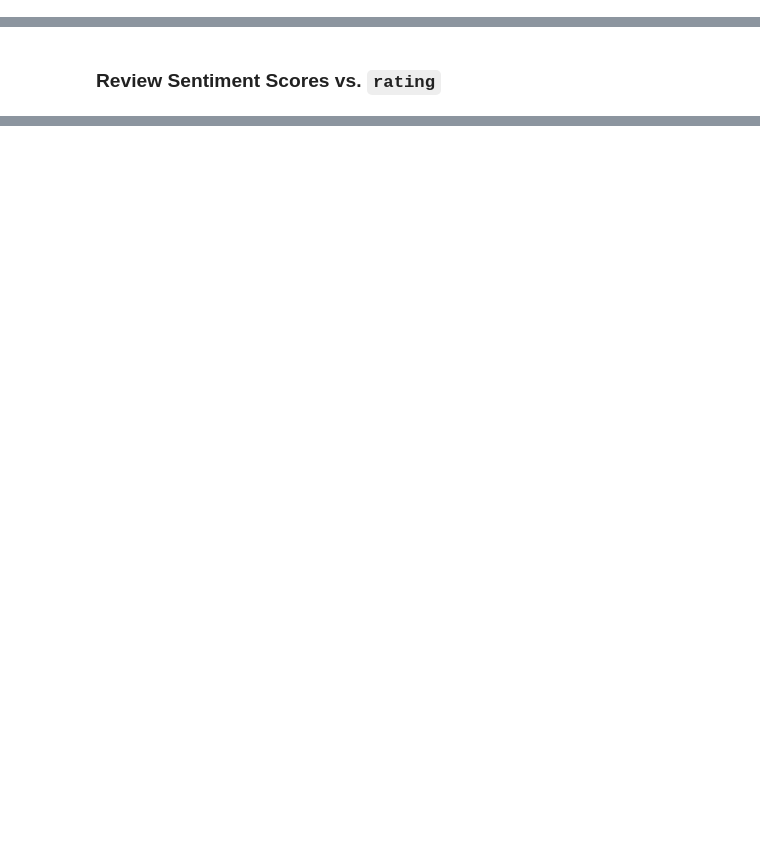
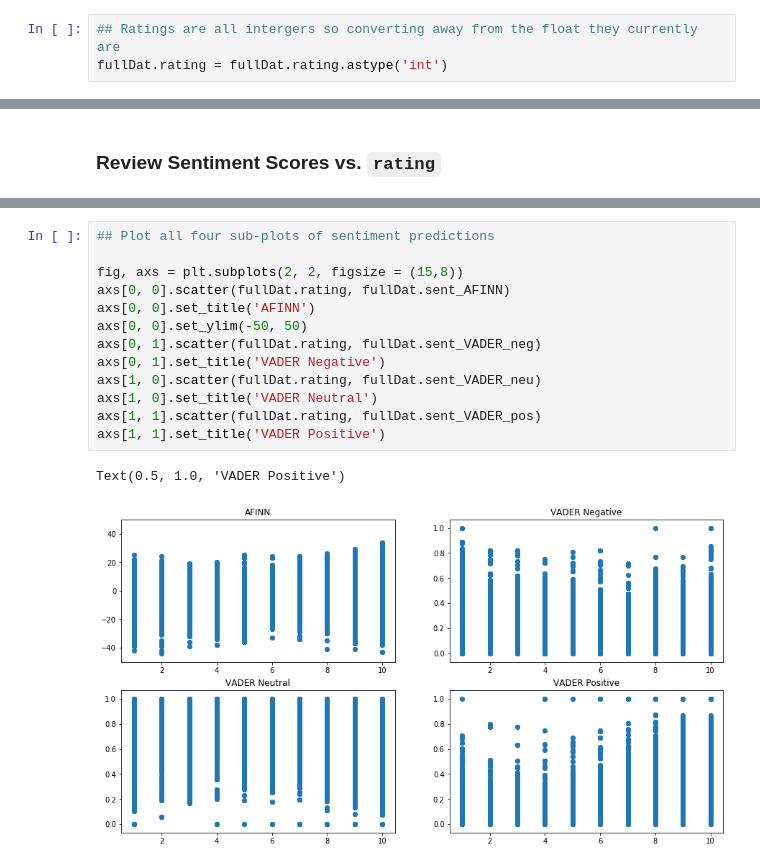
Before and after one commit to ddil2149/datascience_portfolio, a Jupyter notebook: pharmaceuticalReview_text/PharmaceuticalReview.ipynb, the cells around one changed output, grey strips where cells are left out. Saved outputs shown, nothing was run; the diff lists cells and outputs as text; blank space fills up the shorter version.

Commit message:
Work in progress - finalize initial sentiment review, begin BERT

```diff
--- a/pharmaceuticalReview_text/PharmaceuticalReview.ipynb
+++ b/pharmaceuticalReview_text/PharmaceuticalReview.ipynb
@@ -48,3 +75,6 @@ fullDat = train.append(test).reset_index(drop = True)
+# %%
+## Ratings are all intergers so converting away from the float they currently are
+fullDat.rating = fullDat.rating.astype('int')
 # %%
 fullDat.head()
 # %% [output]
@@ -206,0 +241,16 @@ fullDat.head()
+# %%
+## Plot all four sub-plots of sentiment predictions
+
+fig, axs = plt.subplots(2, 2, figsize = (15,8))
+axs[0, 0].scatter(fullDat.rating, fullDat.sent_AFINN)
+axs[0, 0].set_title('AFINN')
+axs[0, 0].set_ylim(-50, 50)
+axs[0, 1].scatter(fullDat.rating, fullDat.sent_VADER_neg)
+axs[0, 1].set_title('VADER Negative')
+axs[1, 0].scatter(fullDat.rating, fullDat.sent_VADER_neu)
+axs[1, 0].set_title('VADER Neutral')
+axs[1, 1].scatter(fullDat.rating, fullDat.sent_VADER_pos)
+axs[1, 1].set_title('VADER Positive')
+# %% [output]
+Text(0.5, 1.0, 'VADER Positive')
+[figure, added]
```
Also changed, not shown: parts of 17 cells of this notebook.
